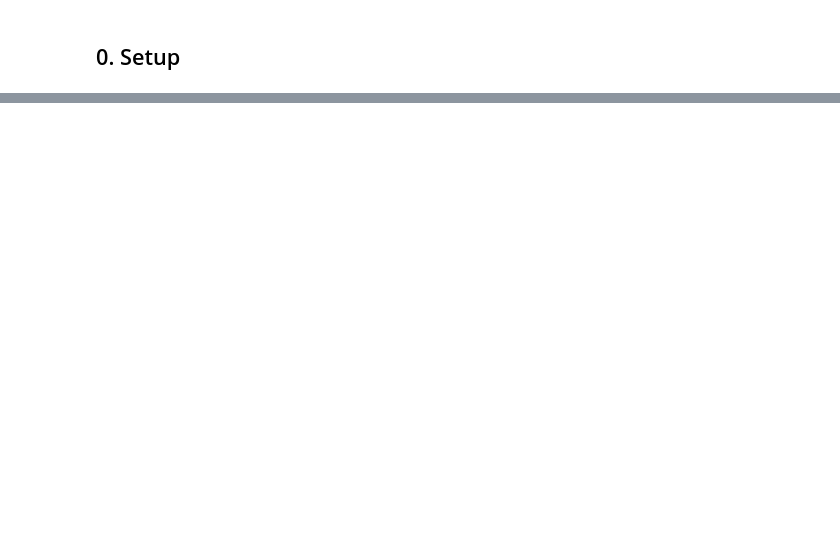
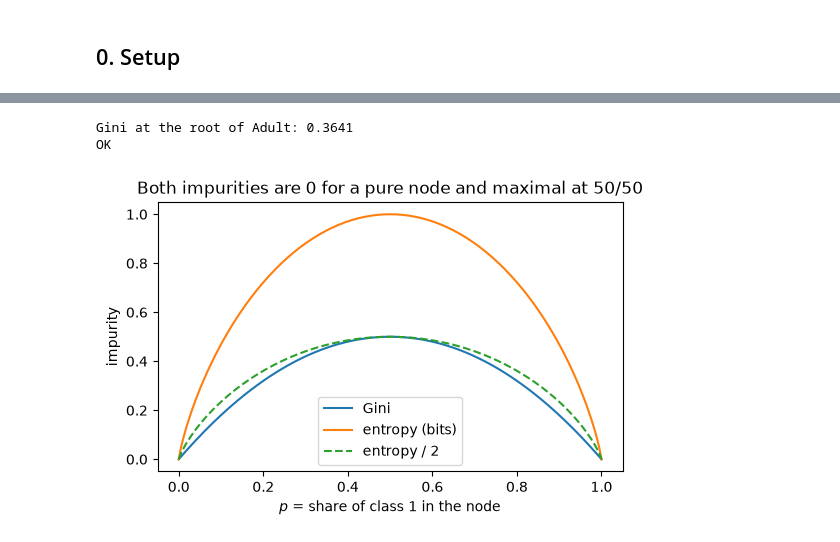
Before and after one commit to Petrel971/ML-Project-Bootcamp, a Jupyter notebook: notebooks/01_cart_from_scratch.ipynb, the cells around one changed output, grey strips where cells are left out. Cells and saved outputs as stored; diff of their text form; code cells hidden in the pictures; blank space fills up the shorter version.

```diff
--- a/notebooks/01_cart_from_scratch.ipynb
+++ b/notebooks/01_cart_from_scratch.ipynb
@@ -122,0 +115,24 @@ min_samples_leaf, pure node, min_impurity_decrease).*
+# %%
+# Checkpoint
+assert gini(np.array([0, 0, 0, 0])) == 0
+assert np.isclose(gini(np.array([0, 0, 1, 1])), 0.5)
+assert np.isclose(gini(np.array([0, 1, 1, 1])), 0.375)
+assert np.isclose(entropy(np.array([0, 0, 1, 1])), 1.0)
+print(f"Gini at the root of Adult: {gini(y_train):.4f}")
+print("OK")
+# %% [output]
+Gini at the root of Adult: 0.3641
+OK
+# %%
+p = np.linspace(0, 1, 201)
+g = 1 - p**2 - (1 - p)**2
+h = -np.where(p > 0, p * np.log2(np.where(p > 0, p, 1)), 0) - np.where(p < 1, (1 - p) * np.log2(np.where(p < 1, 1 - p, 1)), 0)
+plt.figure(figsize=(6, 3.5))
+plt.plot(p, g, label="Gini")
+plt.plot(p, h, label="entropy (bits)")
+plt.plot(p, h / 2, "--", label="entropy / 2")
+plt.xlabel("$p$ = share of class 1 in the node"); plt.ylabel("impurity"); plt.legend()
+plt.title("Both impurities are 0 for a pure node and maximal at 50/50")
+plt.show()
+# %% [output]
+[figure, added]
```
Also changed, not shown: parts of 56 cells of this notebook, 12 other files.
